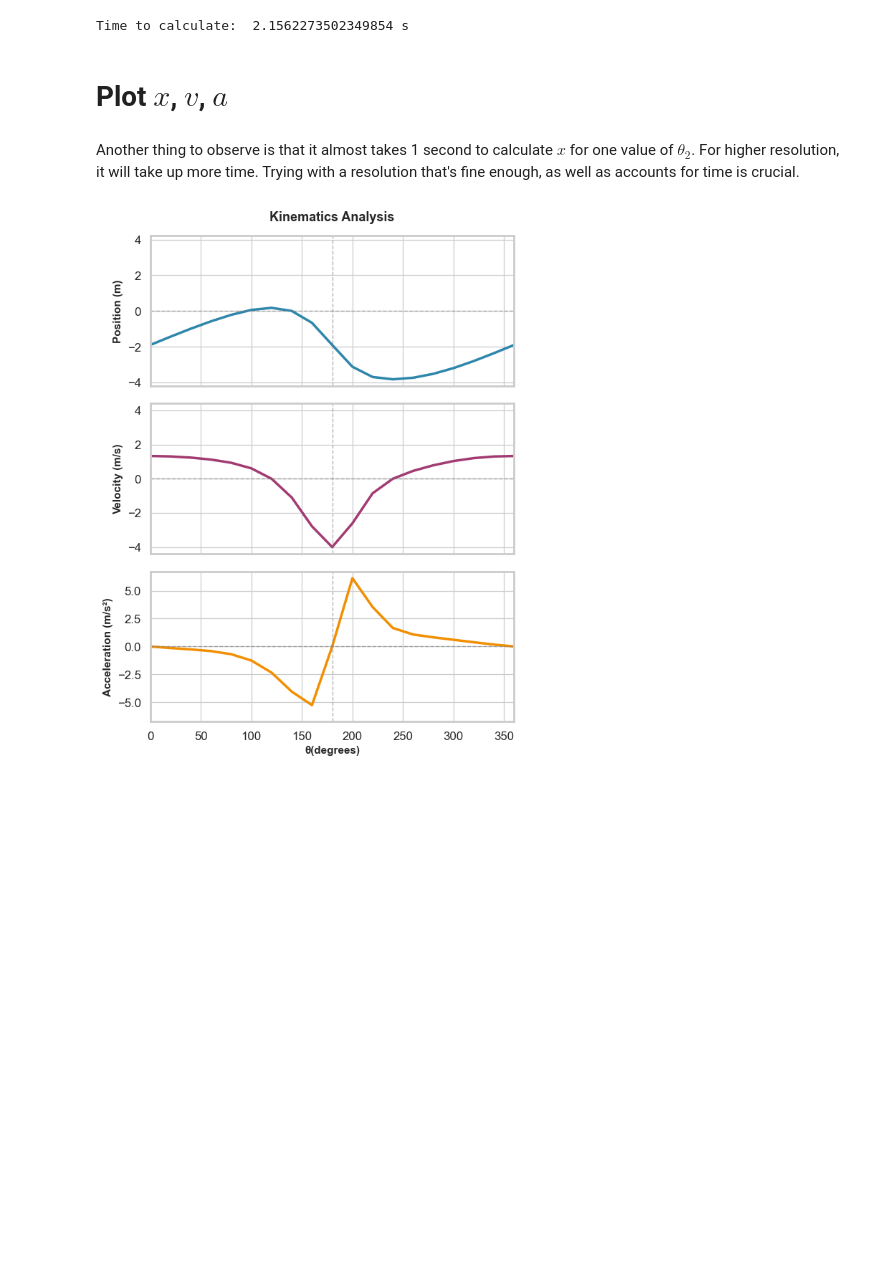
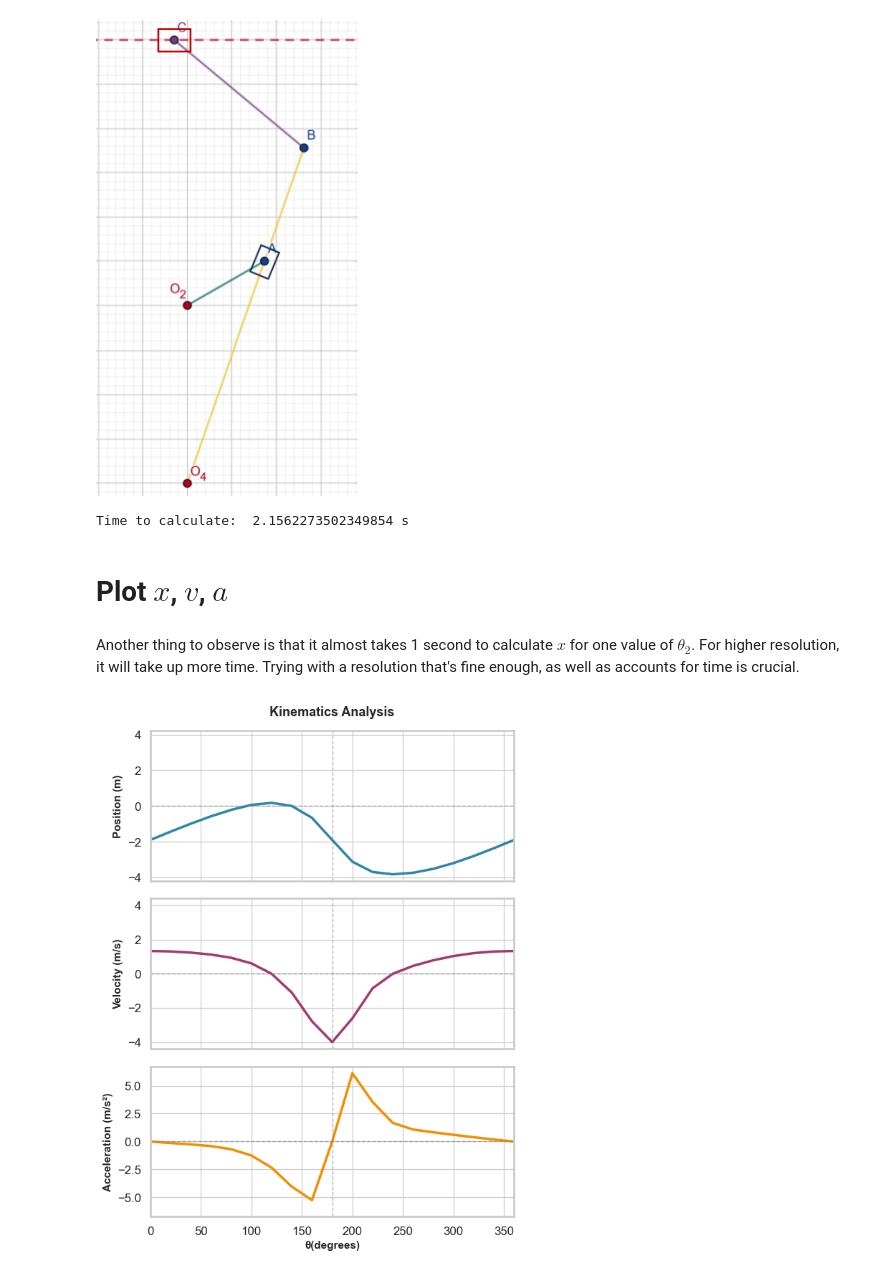
Before and after one commit to VardaanCodes/ChaosToCode, a Jupyter notebook: 05_ME2201_Machines/02_Analytical_Analysis/E1_WWQR/01_Sympy_Solver.ipynb, the cells around one changed output. Saved outputs shown, nothing was run; the diff lists cells and outputs as text; code cells hidden in the pictures; blank space fills up the shorter version.

```diff
--- a/05_ME2201_Machines/02_Analytical_Analysis/E1_WWQR/01_Sympy_Solver.ipynb
+++ b/05_ME2201_Machines/02_Analytical_Analysis/E1_WWQR/01_Sympy_Solver.ipynb
@@ -4,8 +5,11 @@ import sympy as sp
 # %%
-l2 = 1
-l3 = 2
-l4 = 4
-l5 = 1.9
+O2A = 1
+O2O4 = 2
+O4B = 4
+BC = 1.9
+Image('R:\\Projects\\04_Simulations\\05_ME2201_Machines\\02_Analytical_Analysis\\E1_WWQR\\WWQR.png')
+# %% [output]
+[figure, added]
 # %%
 # we know l1>0, which implies theta4 = 0.5236
 
```
Also changed, not shown: parts of 3 cells of this notebook, 11 other files.
